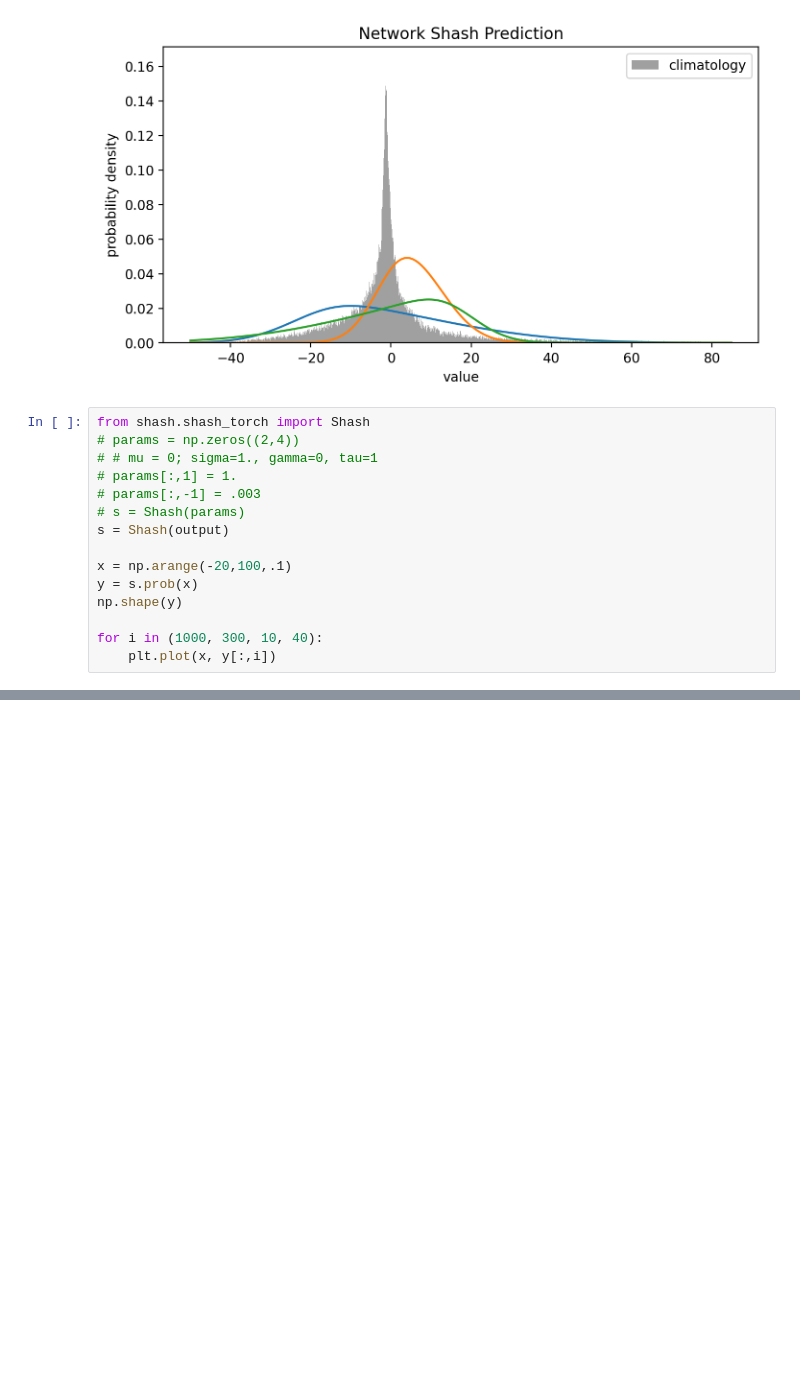
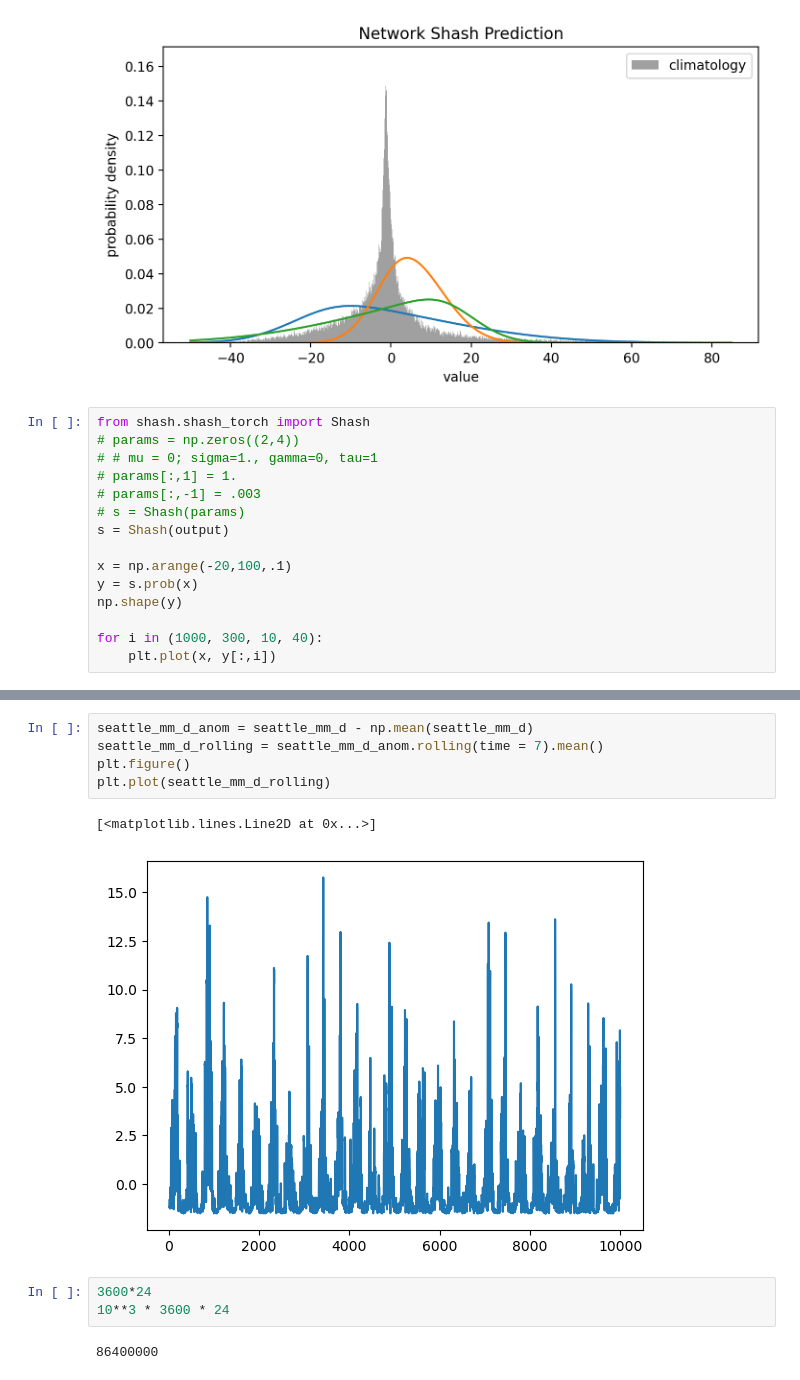
Before and after one commit to Jolan-vP/E3SM, a Jupyter notebook: playfile.ipynb, the cells around one changed output, grey strips where cells are left out. Saved outputs shown, nothing was run; the diff lists cells and outputs as text; blank space fills up the shorter version.

```diff
--- a/playfile.ipynb
+++ b/playfile.ipynb
@@ -142,0 +180,13 @@ for i in (1000, 300, 10, 40):
+# %%
+seattle_mm_d_anom = seattle_mm_d - np.mean(seattle_mm_d)
+seattle_mm_d_rolling = seattle_mm_d_anom.rolling(time = 7).mean()
+plt.figure()
+plt.plot(seattle_mm_d_rolling)
+# %% [output]
+[<matplotlib.lines.Line2D at 0x...>]
+[figure, added]
+# %%
+3600*24
+10**3 * 3600 * 24
+# %% [output]
+86400000
```
Also changed, not shown: parts of 9 cells of this notebook, 5 other files.
